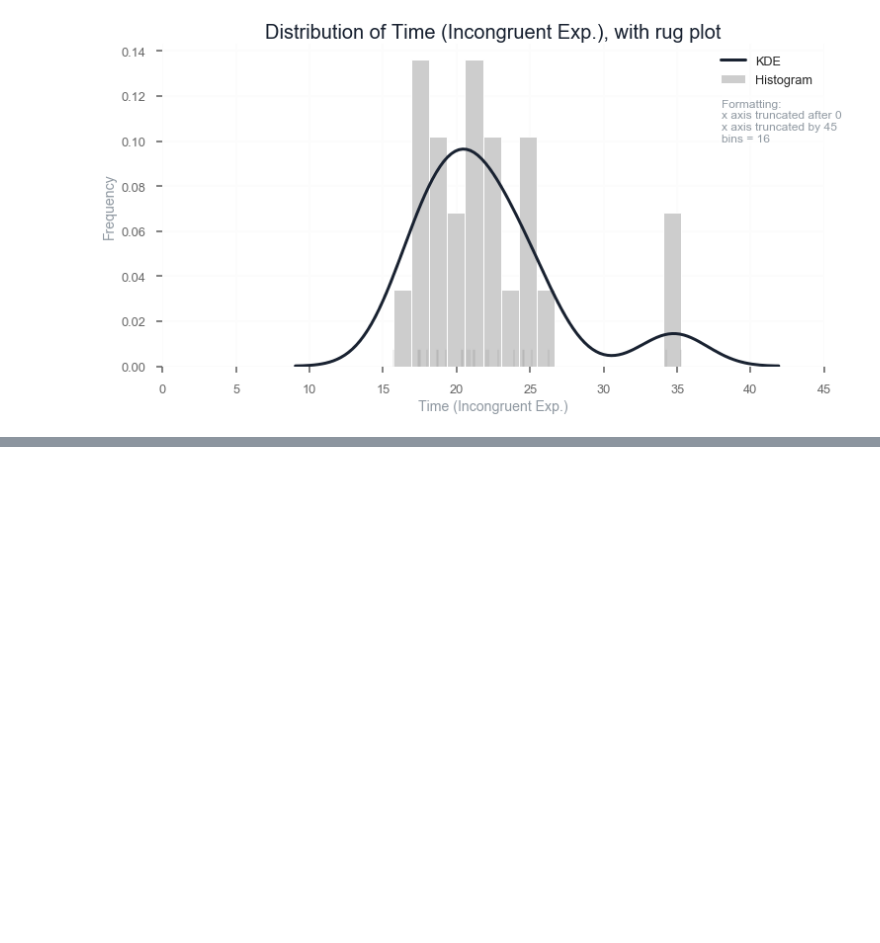
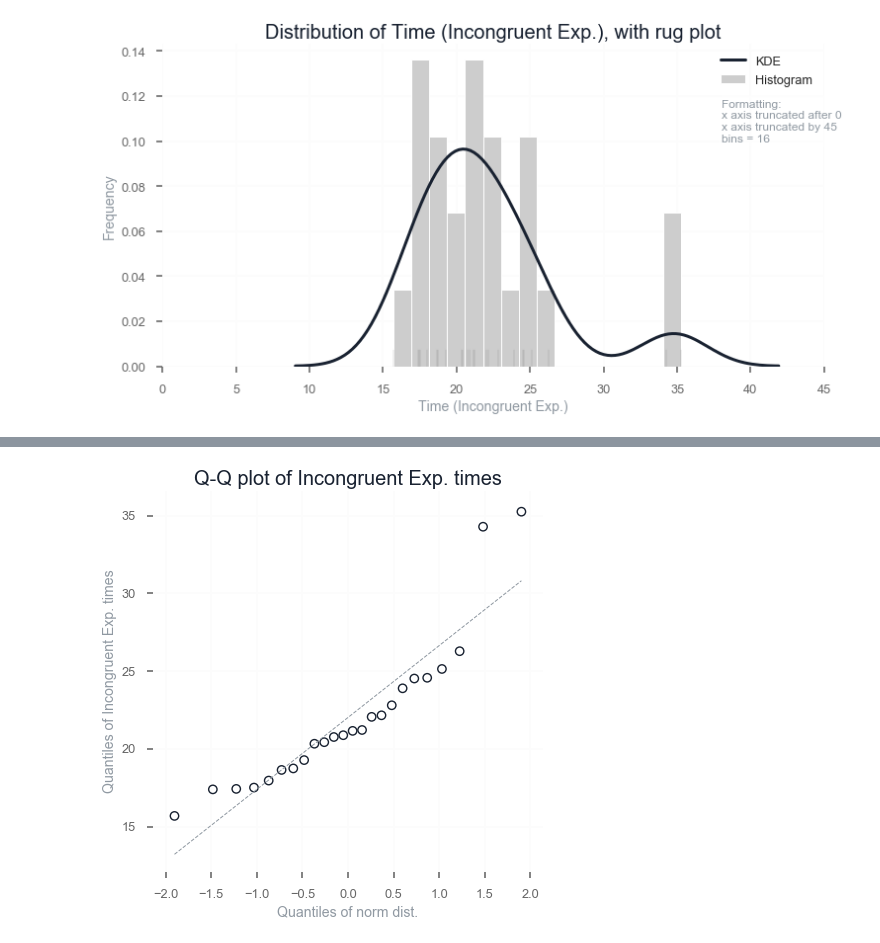
Before and after one commit to AdmcCarthy/Stroop_Effect, a Jupyter notebook: resources/ipython_notebook/Stroop Experiment.ipynb, the cells around one changed output, grey strips where cells are left out. Saved outputs shown, nothing was run; the diff lists cells and outputs as text; code cells hidden in the pictures; blank space fills up the shorter version.

```diff
--- a/resources/ipython_notebook/Stroop Experiment.ipynb
+++ b/resources/ipython_notebook/Stroop Experiment.ipynb
@@ -58,0 +66,5 @@ univariate(df["Incongruent"], "Time (Incongruent Exp.)", bin_n=16, x_truncation_
+# %%
+# qq plots should require 1000 samples, we only have 24
+qq_plot(df["Incongruent"], "Incongruent Exp. times")
+# %% [output]
+[figure, added]
```
Also changed, not shown: parts of 3 cells of this notebook, 5 other files.
